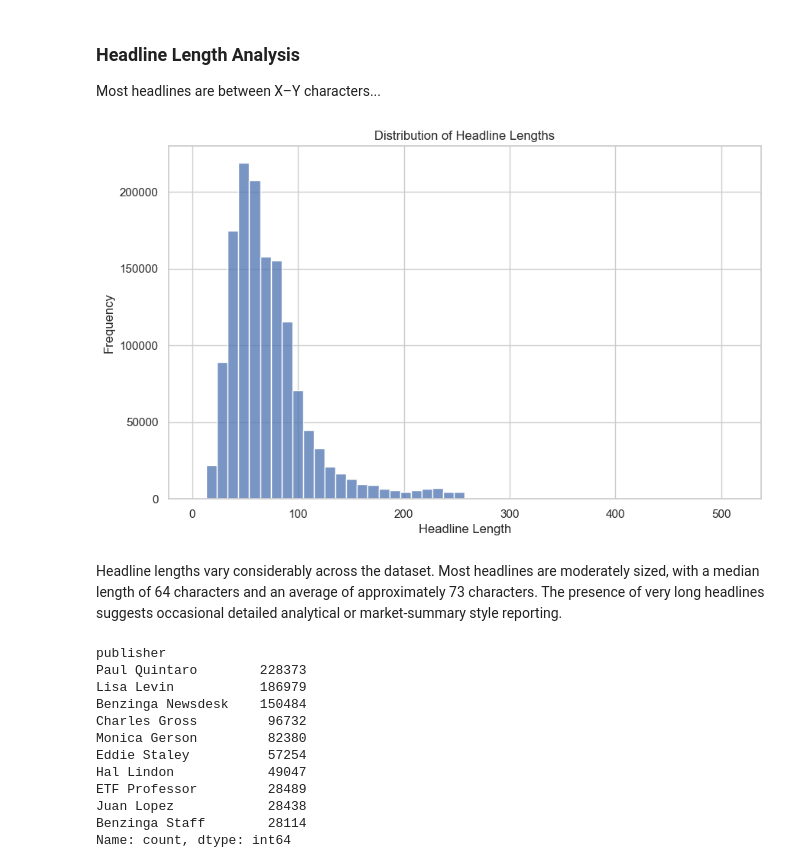
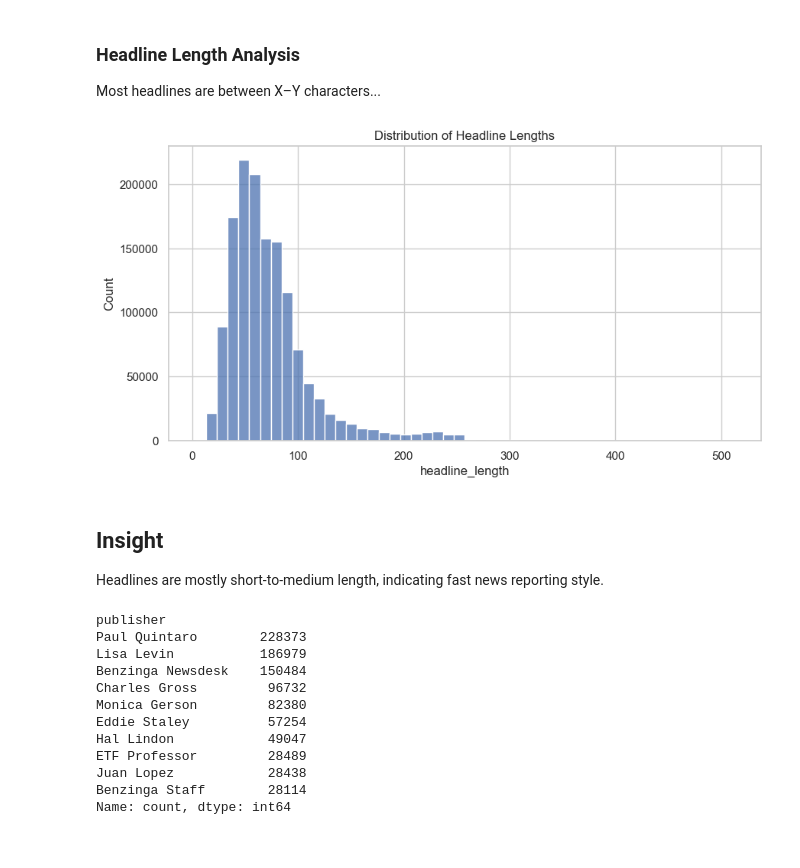
Before and after one commit to redietwogayehu/news-sentiment-analysis, a Jupyter notebook: notebooks/eda_task1.ipynb, the cells around one changed output. Drawn from its saved outputs; the diff is of its cells as text; code cells hidden in the pictures.

```diff
--- a/notebooks/eda_task1.ipynb
+++ b/notebooks/eda_task1.ipynb
@@ -27,5 +27,3 @@ df.head()
 | 4 | 4 | B of A Securities Maintains Neutr... | https://www.benzinga.com/news/20/... | Vick Meyer | 2020-05-22 11:38:59-04:00 | A |
 # %%
 df = df.drop(columns=["Unnamed: 0"])
-# %%
-df["date"] = pd.to_datetime(df["date"])
@@ -86,20 +79,18 @@ Name: headline_length, dtype: float64
 # %% [markdown]
 ### Headline Length Analysis
 Most headlines are between X–Y characters...
-# %%
-plt.figure(figsize=(10,6))
-
-sns.histplot(df["headline_length"], bins=50)
-
-plt.title("Distribution of Headline Lengths")
-plt.xlabel("Headline Length")
-plt.ylabel("Frequency")
-
-plt.show()
-# %% [output]
-[figure, removed]
+# %%
+df["headline_length"] = df["headline"].str.len()
+
+plt.figure(figsize=(10,5))
+sns.histplot(df["headline_length"], bins=50)
+plt.title("Distribution of Headline Lengths")
+plt.show()
+# %% [output]
+[figure, added]
 # %% [markdown]
-Headline lengths vary considerably across the dataset. Most headlines are moderately sized, with a median length of 64 characters and an average of approximately 73 characters. The presence of very long headlines suggests occasional detailed analytical or market-summary style reporting.
+## Insight
+Headlines are mostly short-to-medium length, indicating fast news reporting style.
 # %%
 top_publishers = df["publisher"].value_counts().head(10)
 top_publishers
```
Also changed, not shown: parts of 8 cells of this notebook, 1 other file.
